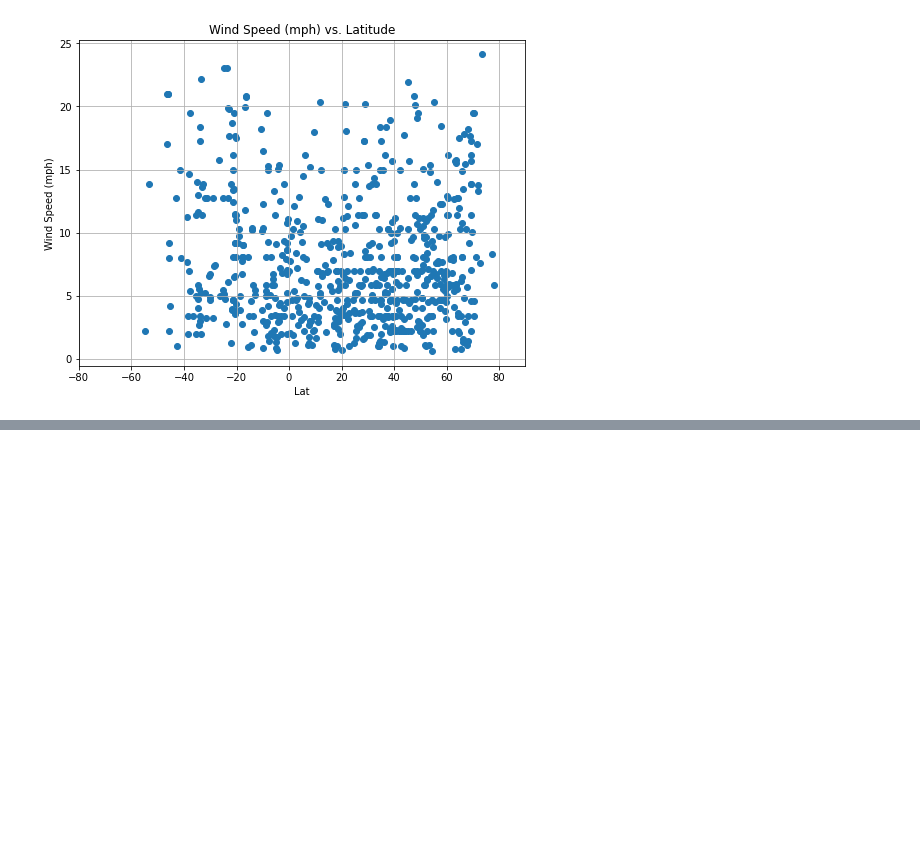
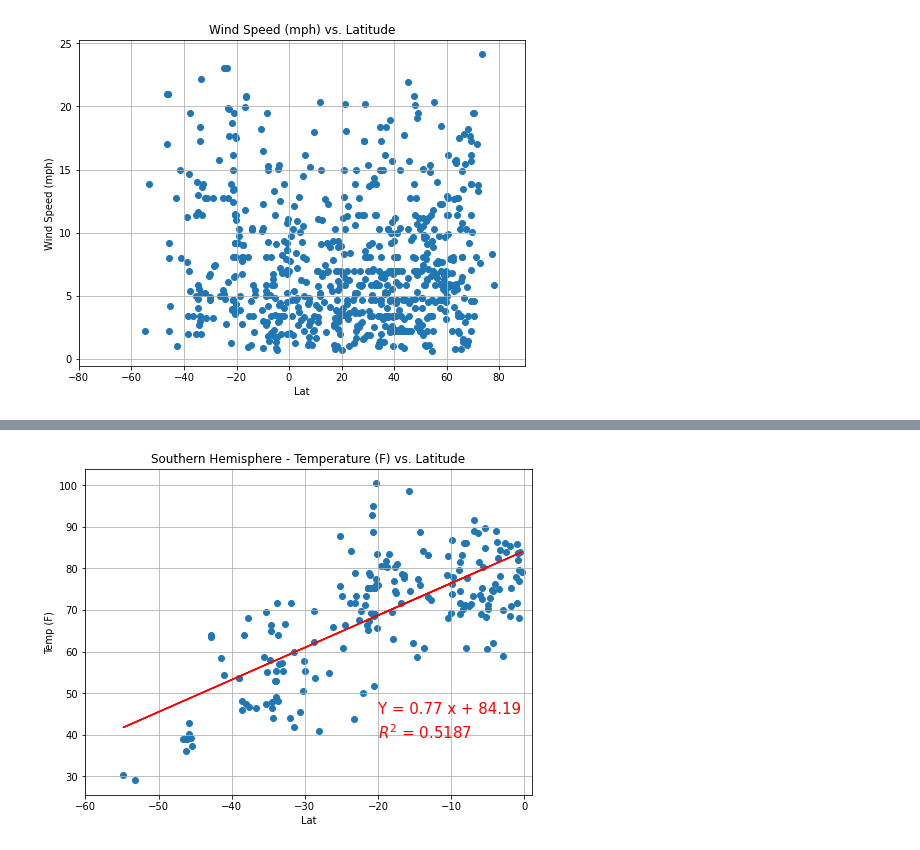
Before and after one commit to tpohl535/python-api-challenge, a Jupyter notebook: WeatherPy/WeatherPy.ipynb, the cells around one changed output, grey strips where cells are left out. Cells and saved outputs as stored; diff of their text form; code cells hidden in the pictures; blank space fills up the shorter version.

```diff
--- a/WeatherPy/WeatherPy.ipynb
+++ b/WeatherPy/WeatherPy.ipynb
@@ -91,0 +131,37 @@ plt.show()
+# %%
+# Southern Hemisphere - Temperature (F) vs. Latitude
+X = df.loc[df["Lat"] <= 0]["Lat"].to_frame().values
+y = df.loc[df["Lat"] <= 0]["Temp"]
+
+model = LinearRegression()
+model.fit(X, y)
+intercept = model.intercept_
+slope = model.coef_[0]
+r2 = model.score(X, y)
+predict = model.predict(X)
+formula = "Y = " + str(round(slope, 2)) + " x + " + str(round(intercept, 2))
+r2_str = f"$R^{2}$ = {round(r2, 4)}"
+
+plt.figure(figsize=(8, 6))
+plt.scatter(X, y)
+plt.plot(X, predict, color="r")
+plt.title("Southern Hemisphere - Temperature (F) vs. Latitude")
+plt.xlabel("Lat")
+plt.ylabel("Temp (F)")
+plt.annotate(
+    formula, (-20, 45), color="red", fontsize=15,
+)
+plt.annotate(
+    r2_str, (-20, 39), color="red", fontsize=15,
+)
+plt.grid()
+# plt.xticks(np.arange(0, -81, step=10))
+# plt.yticks(np.arange(0, 81, step=10))
+plt.xlim([-60, 1])
+plt.savefig(
+    "Scatter_plots/Southern Hemisphere - Temperature (F) vs. Latitude.png",
+    facecolor="w",
+)
+plt.show()
+# %% [output]
+[figure, added]
```
Also changed, not shown: parts of 13 cells of this notebook.
